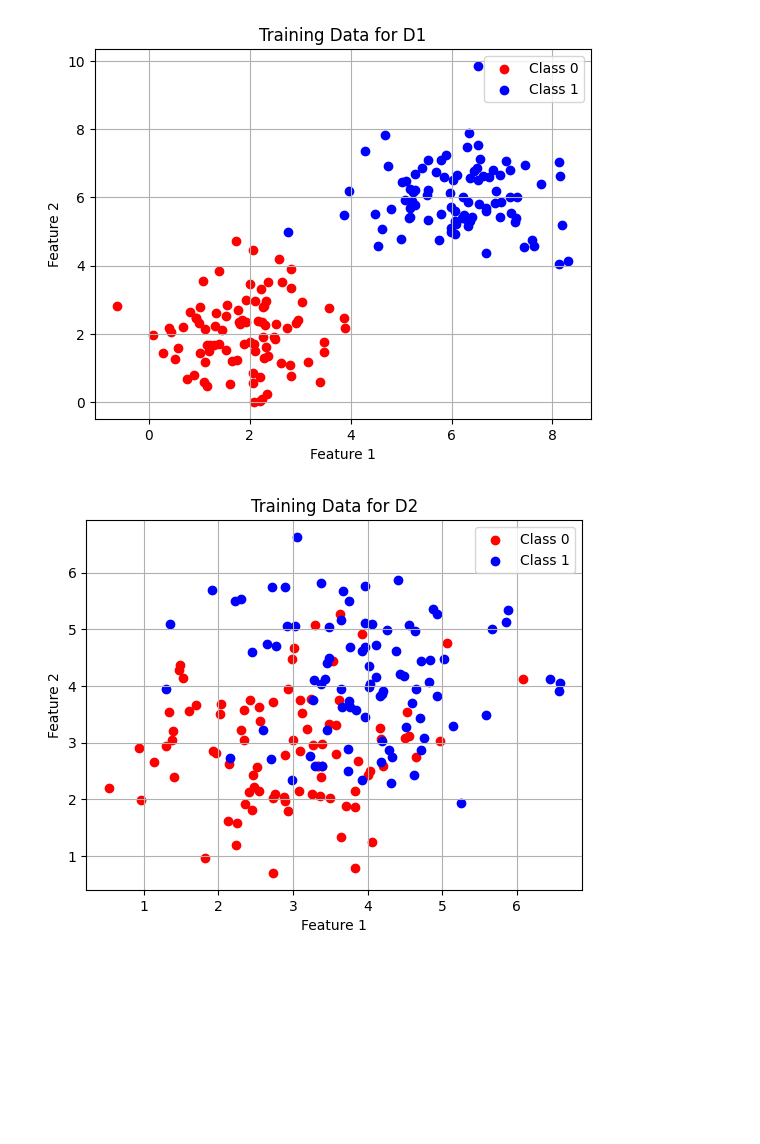
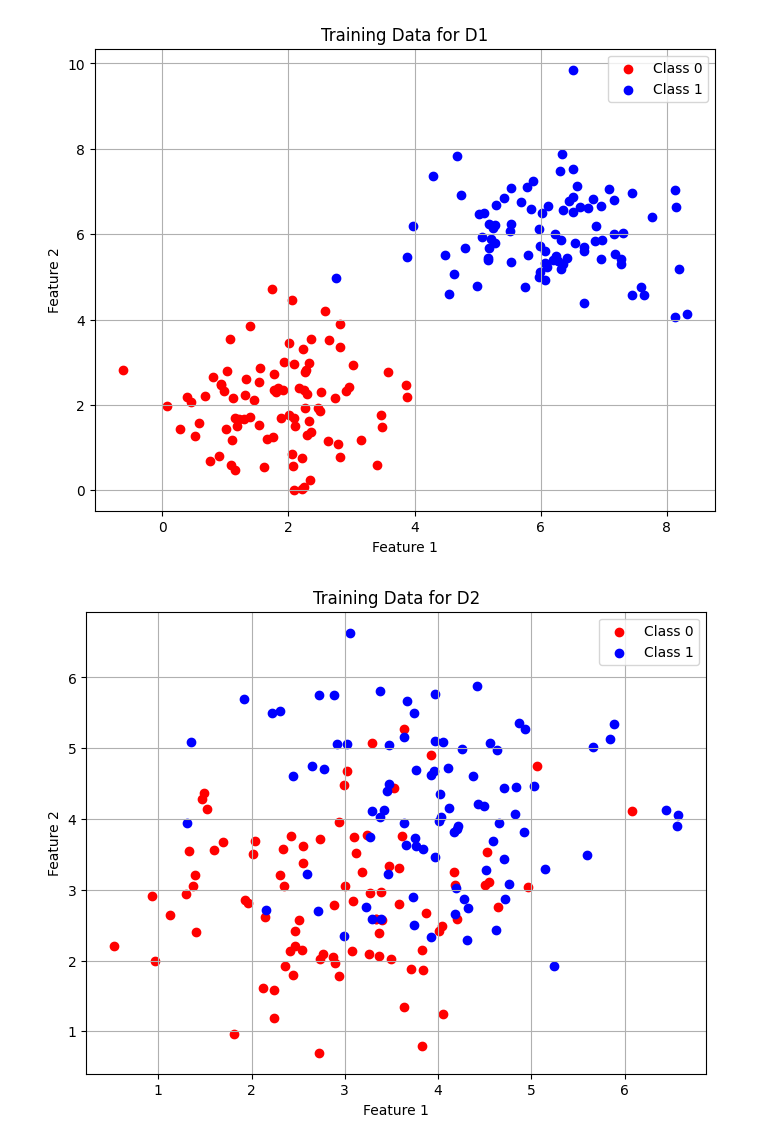
Before and after one commit to anildervis/BLG454---Final-Exam-Computer-Assignment, a Jupyter notebook: Computer_Assignment.ipynb, the cells around one changed output. Drawn from its saved outputs; the diff is of its cells as text; code cells hidden in the pictures; blank space fills up the shorter version.

```diff
--- a/Computer_Assignment.ipynb
+++ b/Computer_Assignment.ipynb
@@ -51,24 +51,26 @@ X_train_D2, y_train_D2 = train_D2[:, :2], train_D2[:, 2]
 X_test_D2, y_test_D2 = test_D2[:, :2], test_D2[:, 2]
 # %%
 # Ploting D1 training data
+plt.figure(figsize=(8, 6))
 plt.scatter(X_train_D1[y_train_D1 == 0][:, 0], X_train_D1[y_train_D1 == 0][:, 1], color='red', label='Class 0')
 plt.scatter(X_train_D1[y_train_D1 == 1][:, 0], X_train_D1[y_train_D1 == 1][:, 1], color='blue', label='Class 1')
 plt.title('Training Data for D1')
 plt.xlabel('Feature 1')
 plt.ylabel('Feature 2')
 plt.legend()
 plt.grid(True)
 plt.show()
 
 # Ploting D2 training data
+plt.figure(figsize=(8, 6))
 plt.scatter(X_train_D2[y_train_D2 == 0][:, 0], X_train_D2[y_train_D2 == 0][:, 1], color='red', label='Class 0')
 plt.scatter(X_train_D2[y_train_D2 == 1][:, 0], X_train_D2[y_train_D2 == 1][:, 1], color='blue', label='Class 1')
 plt.title('Training Data for D2')
 plt.xlabel('Feature 1')
 plt.ylabel('Feature 2')
 plt.legend()
 plt.grid(True)
 plt.show()
 # %% [output]
-[figure, old version]
+[figure, new version]
-[figure, old version]
+[figure, new version]
```
Also changed, not shown: parts of 2 cells of this notebook.
